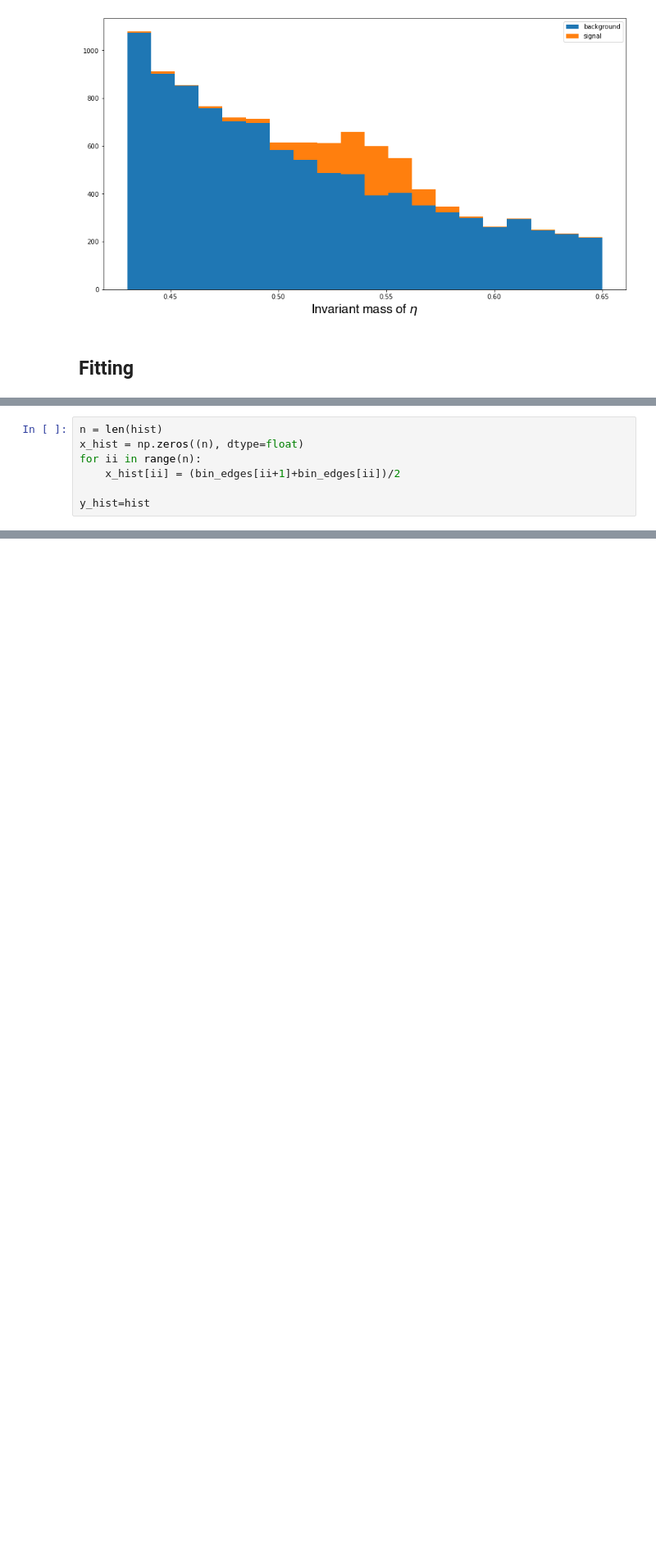
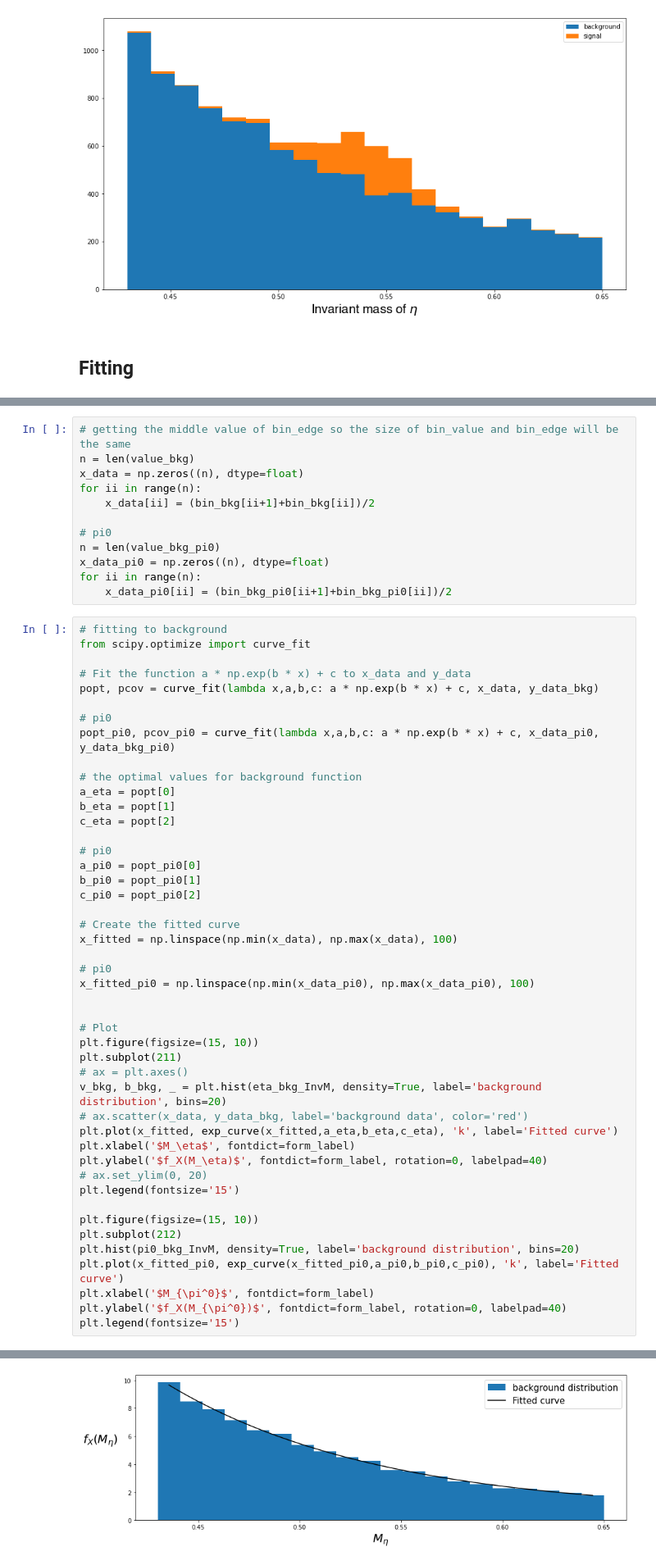
Before and after one commit to SaharGholipour/Sahar_MSc, a Jupyter notebook: mysignal_comparison.ipynb, the cells around one changed output, grey strips where cells are left out. Shown at 82% size. Saved outputs shown, nothing was run; the diff lists cells and outputs as text; blank space fills up the shorter version.

Commit message:
fitting for pion

```diff
--- a/mysignal_comparison.ipynb
+++ b/mysignal_comparison.ipynb
@@ -727,7 +879,0 @@ hist = hist*0.01/sum(hist)
-# %%
-n = len(hist)
-x_hist = np.zeros((n), dtype=float)
-for ii in range(n):
-    x_hist[ii] = (bin_edges[ii+1]+bin_edges[ii])/2
-
-y_hist=hist
@@ -795,0 +938,59 @@ Text(0.5, 1.0, '$\\mathrm{Histogram\\ of\\ IQ:}\\ \\mu=0.535,\\ \\sigma=0.001$')
+# %%
+# getting the middle value of bin_edge so the size of bin_value and bin_edge will be the same
+n = len(value_bkg)
+x_data = np.zeros((n), dtype=float)
+for ii in range(n):
+    x_data[ii] = (bin_bkg[ii+1]+bin_bkg[ii])/2
+
+# pi0
+n = len(value_bkg_pi0)
+x_data_pi0 = np.zeros((n), dtype=float)
+for ii in range(n):
+    x_data_pi0[ii] = (bin_bkg_pi0[ii+1]+bin_bkg_pi0[ii])/2
+# %%
+# fitting to background
+from scipy.optimize import curve_fit
+
+# Fit the function a * np.exp(b * x) + c to x_data and y_data
+popt, pcov = curve_fit(lambda x,a,b,c: a * np.exp(b * x) + c, x_data, y_data_bkg)
+
+# pi0
+popt_pi0, pcov_pi0 = curve_fit(lambda x,a,b,c: a * np.exp(b * x) + c, x_data_pi0, y_data_bkg_pi0)
+
+# the optimal values for background function
+a_eta = popt[0]
+b_eta = popt[1]
+c_eta = popt[2]
+
+# pi0
+a_pi0 = popt_pi0[0]
+b_pi0 = popt_pi0[1]
+c_pi0 = popt_pi0[2]
+
+# Create the fitted curve
+x_fitted = np.linspace(np.min(x_data), np.max(x_data), 100)
+
+# pi0
+x_fitted_pi0 = np.linspace(np.min(x_data_pi0), np.max(x_data_pi0), 100)
+
+
+# Plot
+plt.figure(figsize=(15, 10))
+plt.subplot(211)
+# ax = plt.axes()
+v_bkg, b_bkg, _ = plt.hist(eta_bkg_InvM, density=True, label='background distribution', bins=20)
+# ax.scatter(x_data, y_data_bkg, label='background data', color='red')
+plt.plot(x_fitted, exp_curve(x_fitted,a_eta,b_eta,c_eta), 'k', label='Fitted curve')
+plt.xlabel('$M_\eta$', fontdict=form_label)
+plt.ylabel('$f_X(M_\eta)$', fontdict=form_label, rotation=0, labelpad=40)
+# ax.set_ylim(0, 20)
+plt.legend(fontsize='15')
+
+plt.figure(figsize=(15, 10))
+plt.subplot(212)
+plt.hist(pi0_bkg_InvM, density=True, label='background distribution', bins=20)
+plt.plot(x_fitted_pi0, exp_curve(x_fitted_pi0,a_pi0,b_pi0,c_pi0), 'k', label='Fitted curve')
+plt.xlabel('$M_{\pi^0}$', fontdict=form_label)
+plt.ylabel('$f_X(M_{\pi^0})$', fontdict=form_label, rotation=0, labelpad=40)
+plt.legend(fontsize='15')
+# %% [output]
@@ -795,0 +998 @@ Text(0.5, 1.0, '$\\mathrm{Histogram\\ of\\ IQ:}\\ \\mu=0.535,\\ \\sigma=0.001$')
+[figure, added]
```
Also changed, not shown: parts of 29 cells of this notebook.
